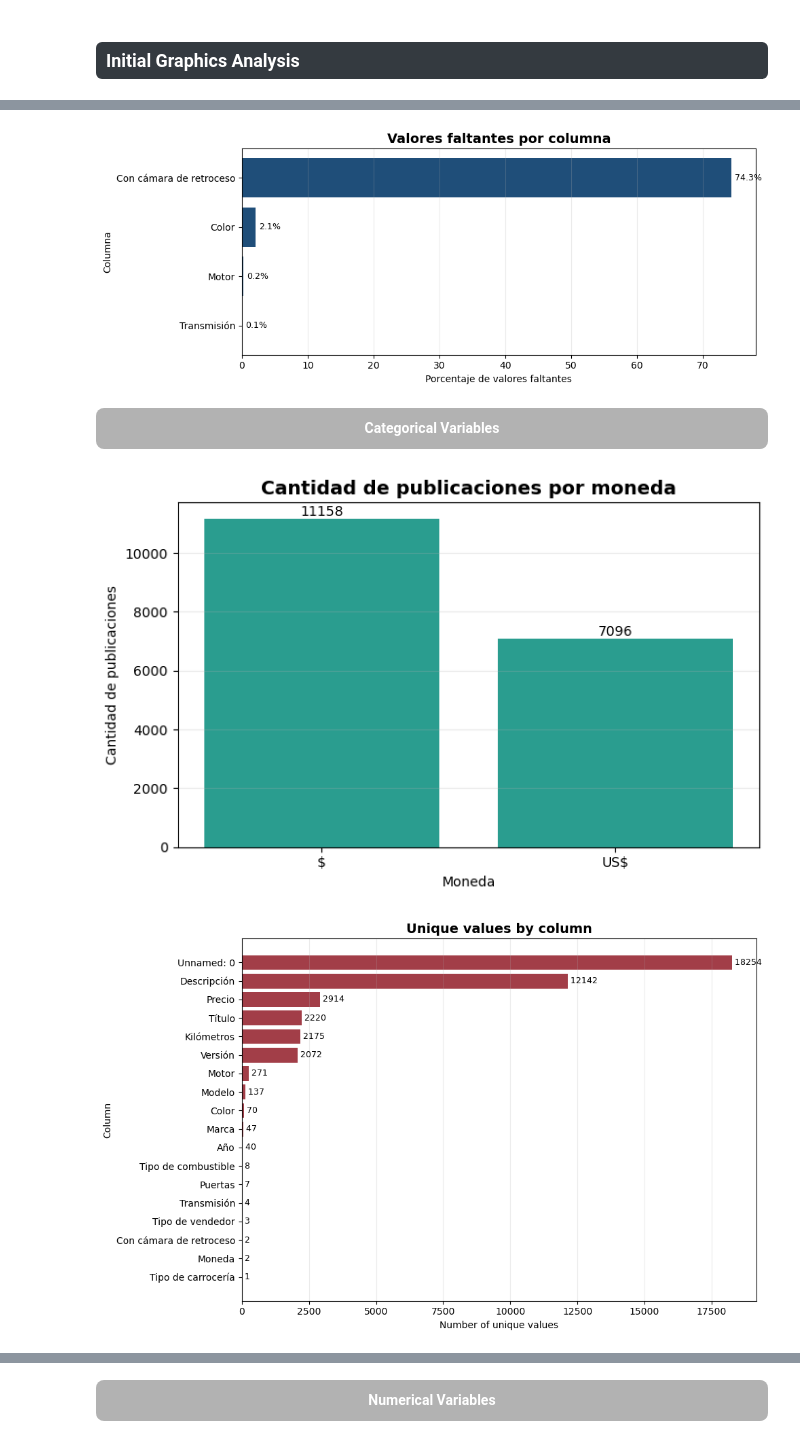
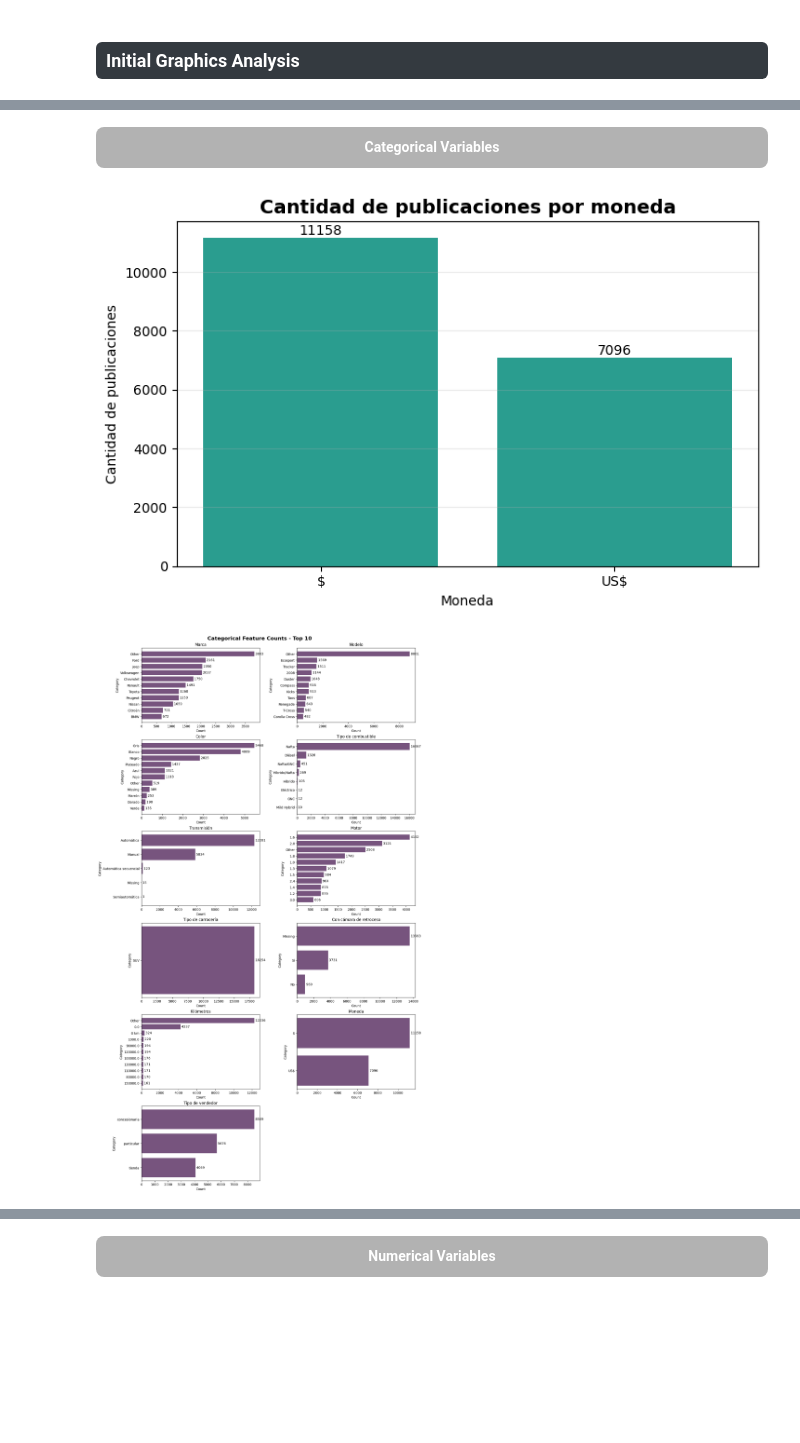
Before and after one commit to abrildiaco/TP_Final_ML, a Jupyter notebook: notebooks/eda.ipynb, the cells around one changed output, grey strips where cells are left out. Drawn from its saved outputs; the diff is of its cells as text; code cells hidden in the pictures; blank space fills up the shorter version.

```diff
--- a/notebooks/eda.ipynb
+++ b/notebooks/eda.ipynb
@@ -192,7 +216,3 @@ Data Quality
-# %%
-visual.plot_missing_values(dataset)
-# %% [output]
-[figure, removed]
 # %% [markdown]
 <div style="
     text-align: center;
@@ -206,8 +226,7 @@ Categorical Variables
 </div>
 # %%
 visual.plot_currency_counts(dataset)
-visual.plot_unique_values(dataset)
 visual.plot_categorical_counts(X, ignored_columns=["Título", "Descripción", "Versión"], top_n = 10, n_cols = 2)
 # %% [output]
 [figure]
-[figure, old version]
+[figure, new version]
```
Also changed, not shown: parts of 39 cells of this notebook, 5 other files.
